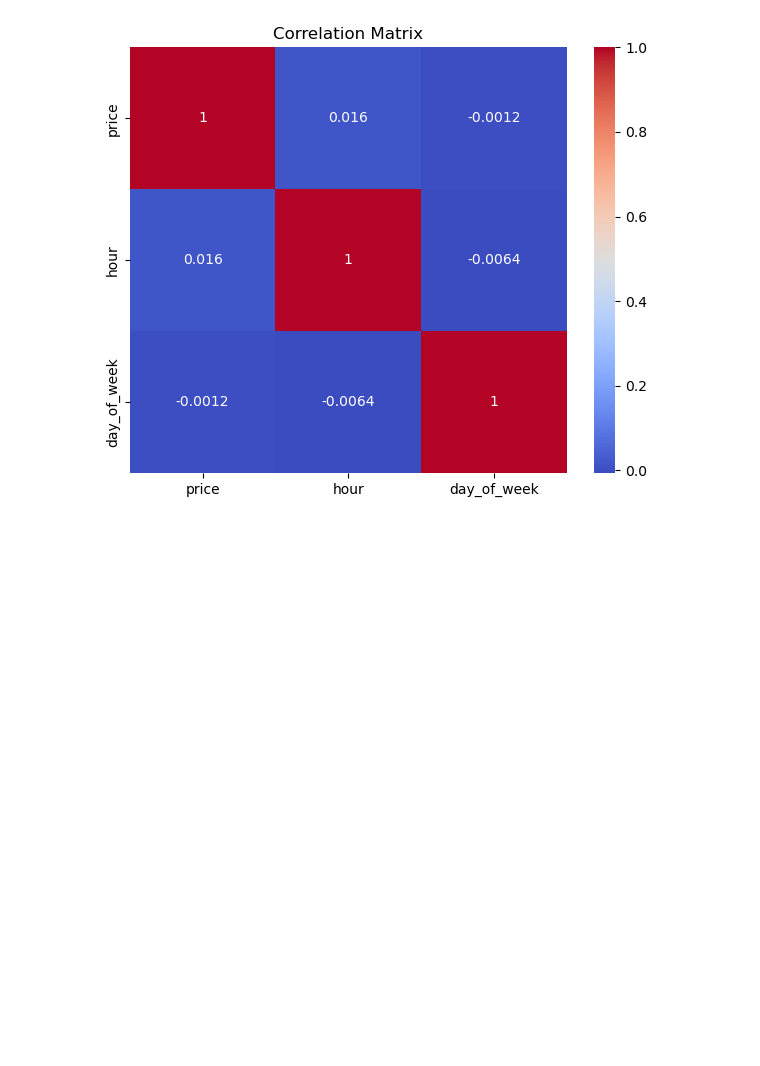
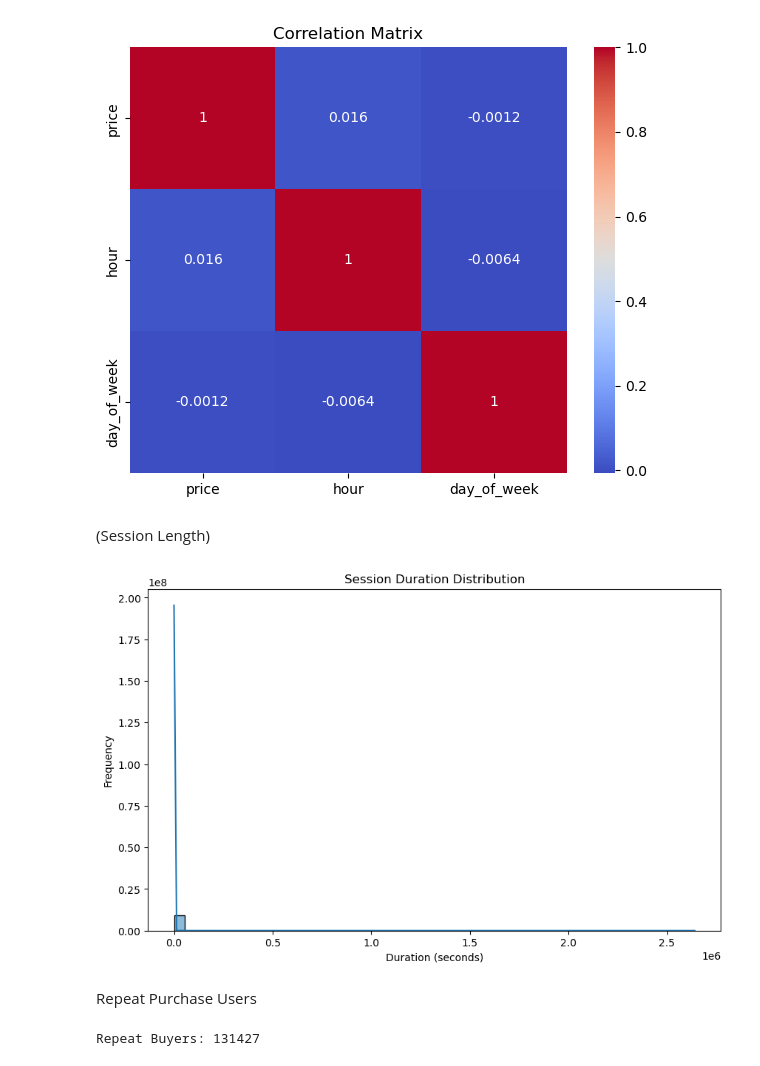
Before and after one commit to nandhakv12/End-to-End-Big-Data-Pipeline-using-Hadoop-and-Spark-for-eCommerce-User-Behavior-Analysis, a Jupyter notebook: EAD.ipynb, the cells around one changed output. Drawn from its saved outputs; the diff is of its cells as text; code cells hidden in the pictures; blank space fills up the shorter version.

```diff
--- a/EAD.ipynb
+++ b/EAD.ipynb
@@ -247,3 +247,5 @@ plt.tight_layout()
 plt.show()
 # %% [output]
 [figure]
+# %% [markdown]
+(Session Length)
@@ -249,0 +255,27 @@ plt.show()
+# %%
+
+df['event_time'] = pd.to_datetime(df['event_time'])
+session_times = df.groupby('user_session')['event_time'].agg(['min', 'max'])
+session_times['duration_seconds'] = (session_times['max'] - session_times['min']).dt.total_seconds()
+# %%
+import matplotlib.pyplot as plt
+import seaborn as sns
+
+plt.figure(figsize=(10,6))
+sns.histplot(session_times['duration_seconds'], bins=50, kde=True)
+plt.title("Session Duration Distribution")
+plt.xlabel("Duration (seconds)")
+plt.ylabel("Frequency")
+plt.show()
+# %% [output]
+[figure, added]
+# %% [markdown]
+Repeat Purchase Users
+# %%
+purchase_users = df[df['event_type'] == 'purchase']
+repeat_buyers = purchase_users.groupby('user_id').size().reset_index(name='purchase_count')
+repeat_buyers = repeat_buyers[repeat_buyers['purchase_count'] > 1]
+
+print("Repeat Buyers:", len(repeat_buyers))
+# %% [output]
+Repeat Buyers: 131427
```
Also changed, not shown: parts of 13 cells of this notebook, 1 other file.
